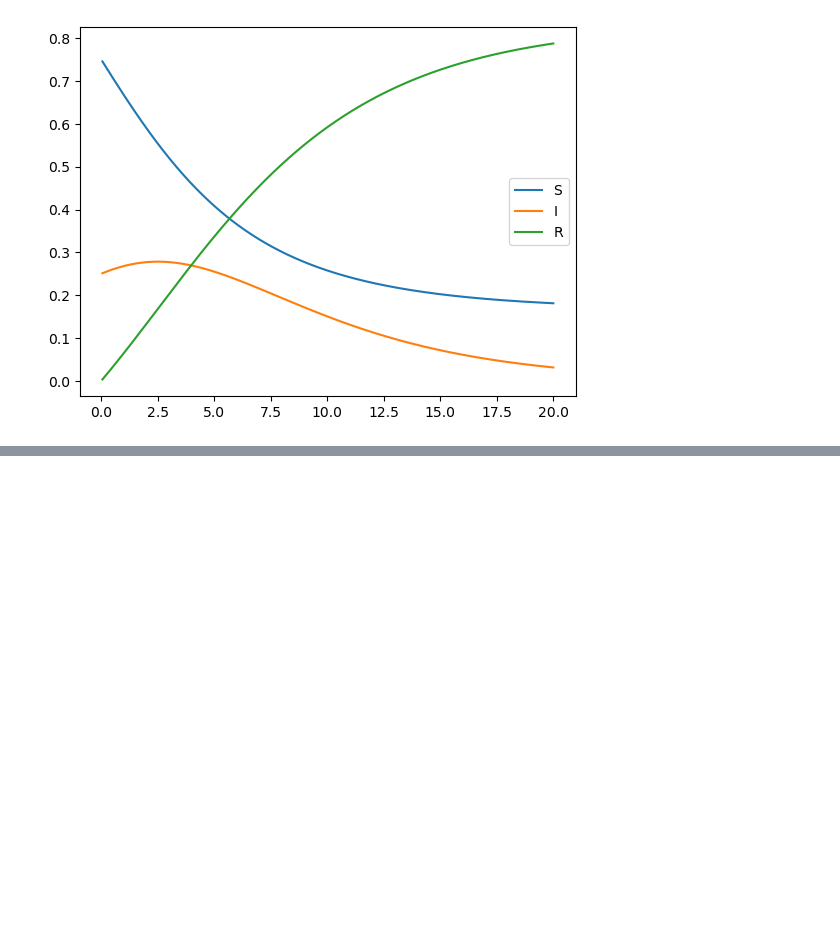
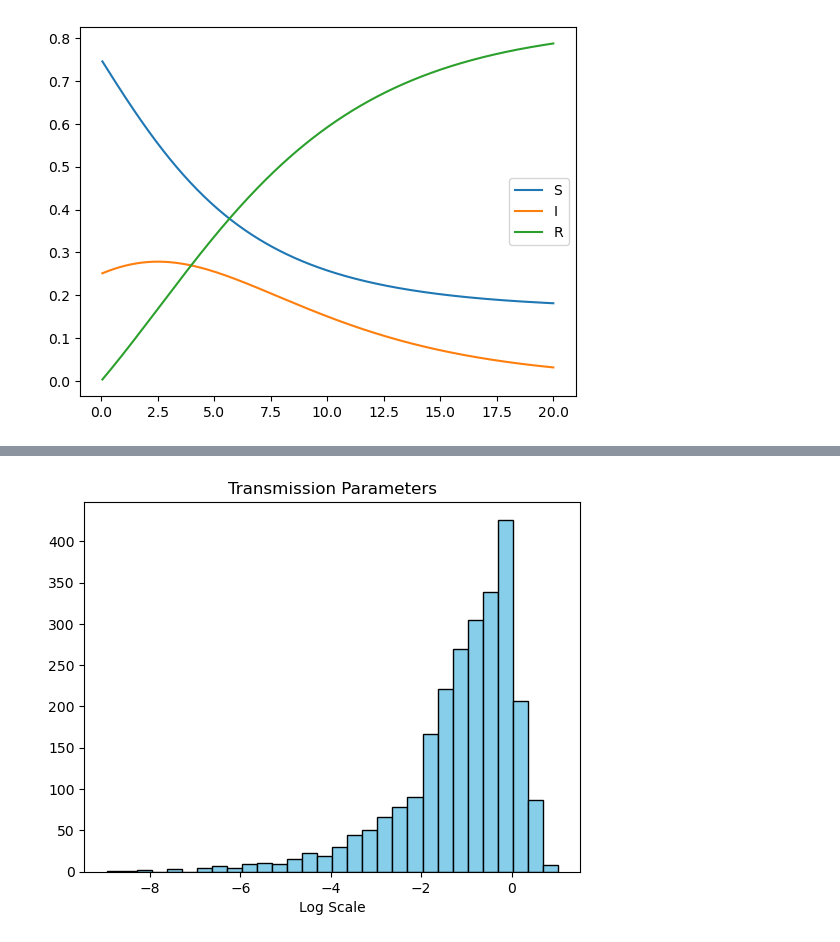
Before and after one commit to rahalnanayakkara/epidemiology_sysID, a Jupyter notebook: SIR_nUIV_fit.ipynb, the cells around one changed output, grey strips where cells are left out. Cells and saved outputs as stored; diff of their text form; code cells hidden in the pictures; blank space fills up the shorter version.

```diff
--- a/SIR_nUIV_fit.ipynb
+++ b/SIR_nUIV_fit.ipynb
@@ -166,0 +208,8 @@ Resetting to t=0.0.
+# %%
+ts = model.nUIV_dynamics.ts.detach().flatten().numpy()
+plt.hist(np.log10(ts), bins=30, color='skyblue', edgecolor='black')
+plt.title("Transmission Parameters")
+plt.xlabel("Log Scale")
+plt.show()
+# %% [output]
+[figure, added]
```
Also changed, not shown: parts of 8 cells of this notebook, 1 other file.
